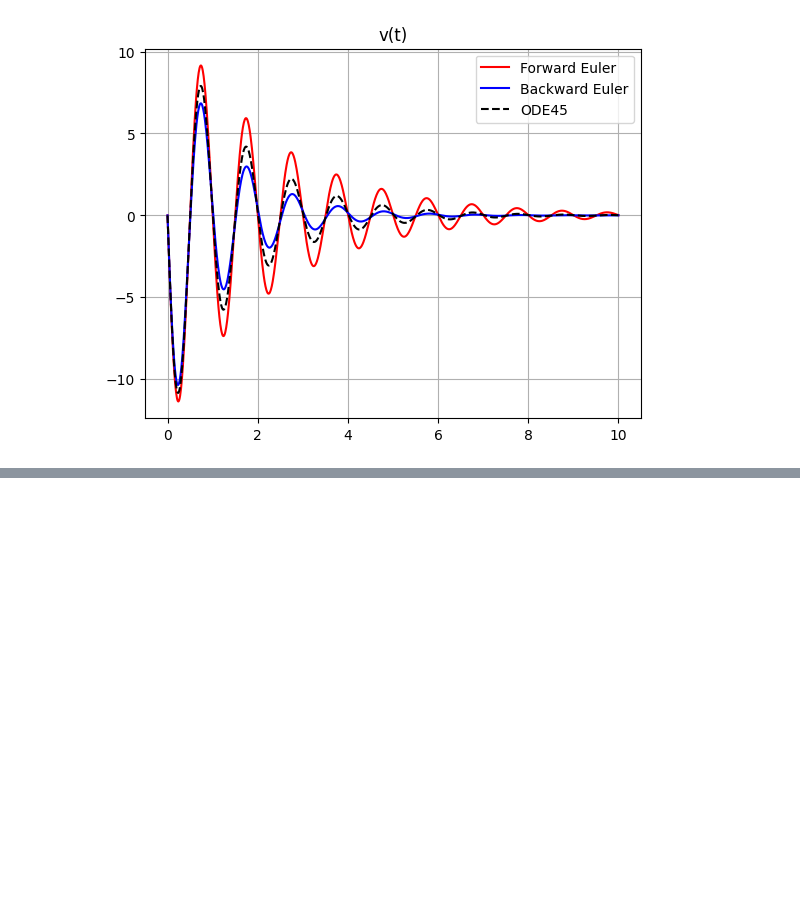
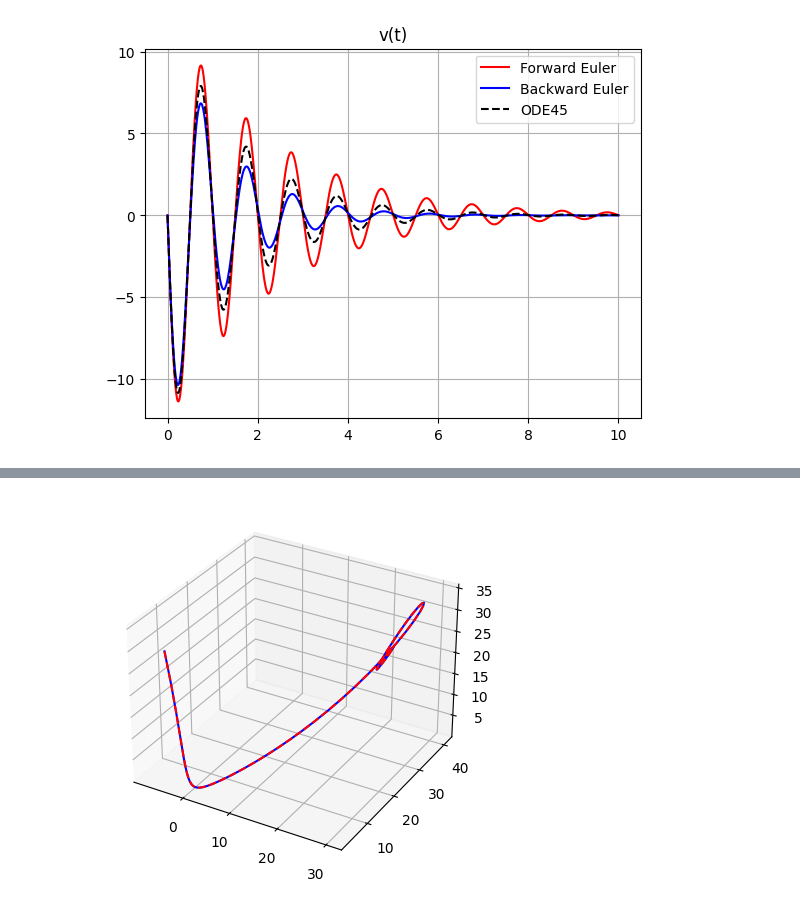
Before and after one commit to isotnek/continuing_education, a Jupyter notebook: ME564/programmatic_diff_eq.ipynb, the cells around one changed output, grey strips where cells are left out. Saved outputs shown, nothing was run; the diff lists cells and outputs as text; code cells hidden in the pictures; blank space fills up the shorter version.

```diff
--- a/ME564/programmatic_diff_eq.ipynb
+++ b/ME564/programmatic_diff_eq.ipynb
@@ -490,0 +499,6 @@ plt.show()
+# %%
+# Define constants
+
+sigma = 10
+beta = 8/3
+rho = 28
@@ -490,0 +518,41 @@ plt.show()
+# %%
+# Create Lorenz function passing in x, which is a 3-D state vector
+
+def lorenz(t, x):
+    dx = [sigma * (x[1] - x[0]),
+          x[0] * (rho - x[2]) - x[1],
+          (x[0] * x[1]) - (rho * x[2])]
+
+    return np.array(dx)
+# %%
+# Initial conditions
+
+x0 = [-8, 8, 27]
+
+# Compute trajectory
+
+dt = 0.01
+T = 10
+
+num_time_points = int(10/0.01)
+t = np.linspace(0, T, num_time_points)
+
+X = np.zeros((3, num_time_points))
+
+X[:, 0] = x0
+xin = x0
+
+for i in range(num_time_points - 1):
+    xout = rk4(lorenz, dt, t[i], xin)
+    X[:, i + 1] = xout
+    xin = xout
+
+ax = plt.figure().add_subplot(projection = '3d')
+ax.plot(X[0, :], X[1, :], X[2, :], 'b')
+lorenz_sol = solve_ivp(lorenz, (0, T), x0, t_eval = t)
+t = lorenz_sol.t
+y = lorenz_sol.y.T
+ax.plot(y[:, 0], y[:, 1], y[:, 2], 'r--')
+plt.show()
+# %% [output]
+[figure, added]
```
Also changed, not shown: parts of 3 cells of this notebook.
